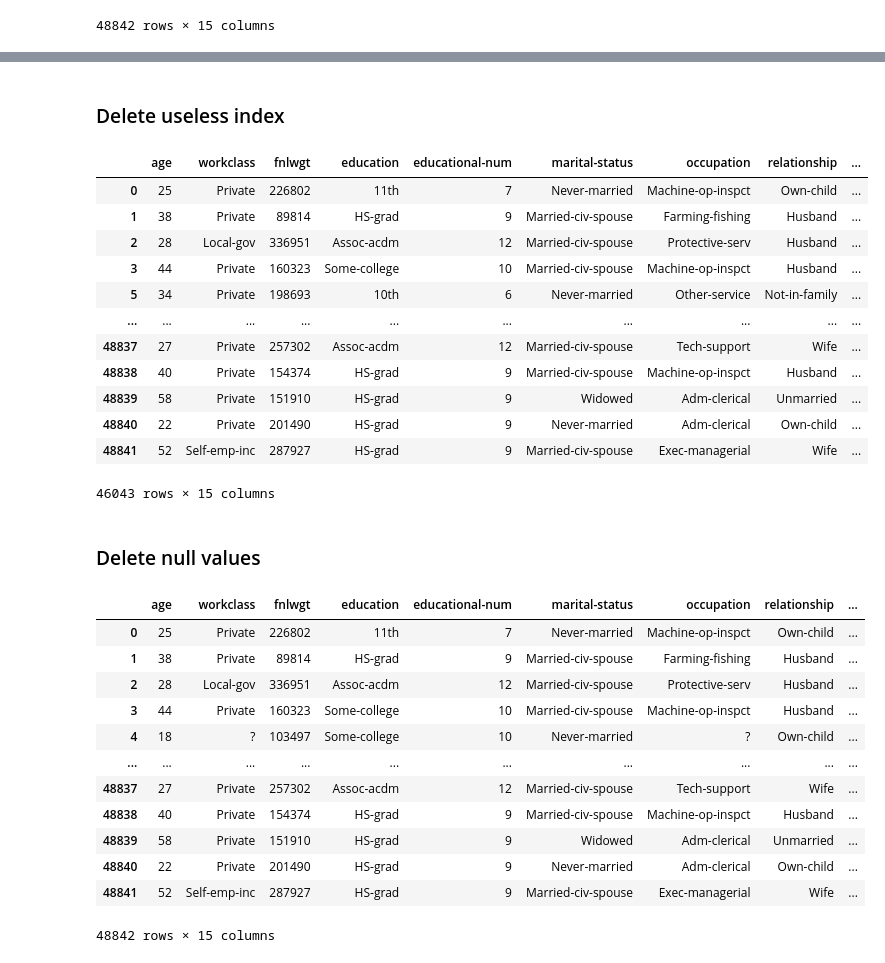
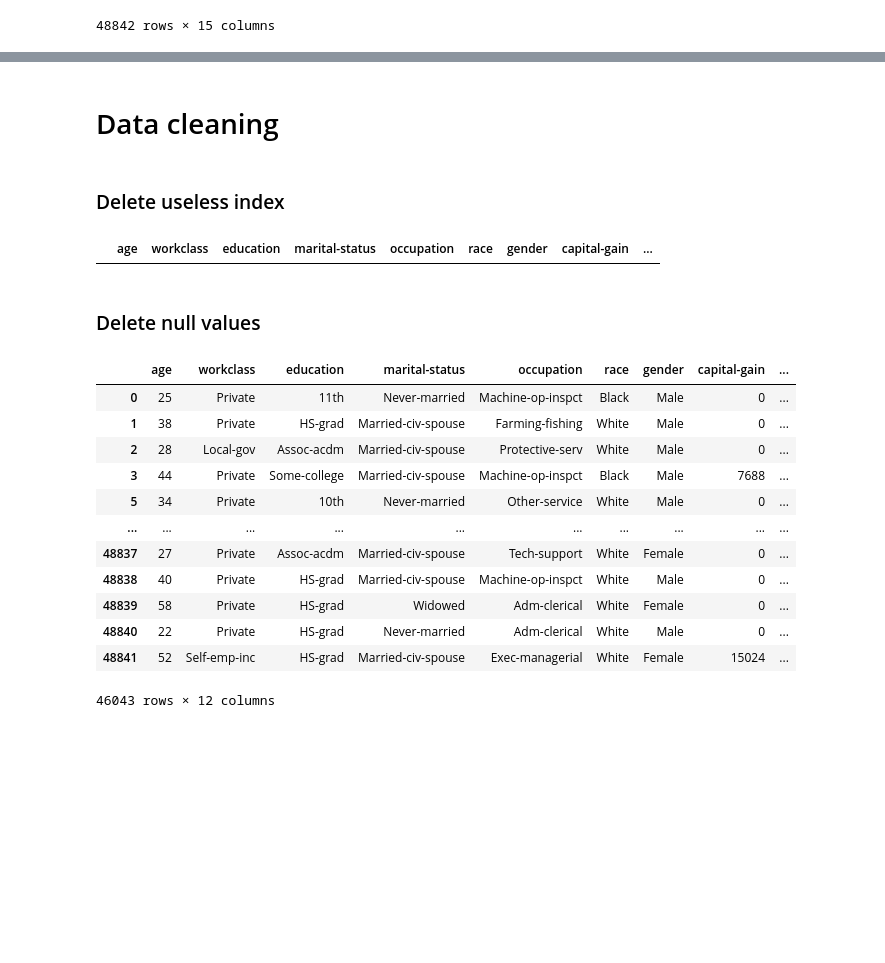
Before and after one commit to paez49/Adult-income, a Jupyter notebook: main.ipynb, the cells around one changed output, grey strips where cells are left out. Drawn from its saved outputs; the diff is of its cells as text; code cells hidden in the pictures; blank space fills up the shorter version.

```diff
--- a/main.ipynb
+++ b/main.ipynb
@@ -21,0 +83,4 @@ df
+# %%
+columns_to_remove = ["fnlwgt","educational-num","relationship"]
+df = df.drop(columns=columns_to_remove)
+df
@@ -58,43 +113,32 @@ df_with_nan
+# %% [markdown]
+# Data cleaning
 # %% [markdown]
 ### Delete useless index
 # %%
-df_2_delete = df[df["workclass"] == "?"]
-df_2_delete
-
+df_2_delete = df[(df["workclass"] == "?") & (df["occupation"] == "?")]
 bad_index = df_2_delete.index
 
 df = df.drop(bad_index)
-df
+rows_with_question_mark = df[df.eq("?").all(axis=1)]
+rows_with_question_mark
 # %% [output]
-|  | age | workclass | fnlwgt | education | educational-num | marital-status | occupation | relationship | ... |
-| 0 | 25 | Private | 226802 | 11th | 7 | Never-married | Machine-op-inspct | Own-child | ... |
-| 1 | 38 | Private | 89814 | HS-grad | 9 | Married-civ-spouse | Farming-fishing | Husband | ... |
-| 2 | 28 | Local-gov | 336951 | Assoc-acdm | 12 | Married-civ-spouse | Protective-serv | Husband | ... |
-| 3 | 44 | Private | 160323 | Some-college | 10 | Married-civ-spouse | Machine-op-inspct | Husband | ... |
-| 5 | 34 | Private | 198693 | 10th | 6 | Never-married | Other-service | Not-in-family | ... |
-| ... | ... | ... | ... | ... | ... | ... | ... | ... | ... |
-| 48837 | 27 | Private | 257302 | Assoc-acdm | 12 | Married-civ-spouse | Tech-support | Wife | ... |
-| 48838 | 40 | Private | 154374 | HS-grad | 9 | Married-civ-spouse | Machine-op-inspct | Husband | ... |
-| 48839 | 58 | Private | 151910 | HS-grad | 9 | Widowed | Adm-clerical | Unmarried | ... |
-| 48840 | 22 | Private | 201490 | HS-grad | 9 | Never-married | Adm-clerical | Own-child | ... |
-| 48841 | 52 | Self-emp-inc | 287927 | HS-grad | 9 | Married-civ-spouse | Exec-managerial | Wife | ... |
+|  | age | workclass | education | marital-status | occupation | race | gender | capital-gain | ... |
-46043 rows × 15 columns
 # %% [markdown]
 ### Delete null values
 # %%
 df = df.dropna()
 df
 # %% [output]
-|  | age | workclass | fnlwgt | education | educational-num | marital-status | occupation | relationship | ... |
-| 0 | 25 | Private | 226802 | 11th | 7 | Never-married | Machine-op-inspct | Own-child | ... |
-| 1 | 38 | Private | 89814 | HS-grad | 9 | Married-civ-spouse | Farming-fishing | Husband | ... |
-| 2 | 28 | Local-gov | 336951 | Assoc-acdm | 12 | Married-civ-spouse | Protective-serv | Husband | ... |
-| 3 | 44 | Private | 160323 | Some-college | 10 | Married-civ-spouse | Machine-op-inspct | Husband | ... |
-| 4 | 18 | ? | 103497 | Some-college | 10 | Never-married | ? | Own-child | ... |
+|  | age | workclass | education | marital-status | occupation | race | gender | capital-gain | ... |
+| 0 | 25 | Private | 11th | Never-married | Machine-op-inspct | Black | Male | 0 | ... |
+| 1 | 38 | Private | HS-grad | Married-civ-spouse | Farming-fishing | White | Male | 0 | ... |
+| 2 | 28 | Local-gov | Assoc-acdm | Married-civ-spouse | Protective-serv | White | Male | 0 | ... |
+| 3 | 44 | Private | Some-college | Married-civ-spouse | Machine-op-inspct | Black | Male | 7688 | ... |
+| 5 | 34 | Private | 10th | Never-married | Other-service | White | Male | 0 | ... |
 | ... | ... | ... | ... | ... | ... | ... | ... | ... | ... |
-| 48837 | 27 | Private | 257302 | Assoc-acdm | 12 | Married-civ-spouse | Tech-support | Wife | ... |
-| 48838 | 40 | Private | 154374 | HS-grad | 9 | Married-civ-spouse | Machine-op-inspct | Husband | ... |
-| 48839 | 58 | Private | 151910 | HS-grad | 9 | Widowed | Adm-clerical | Unmarried | ... |
-| 48840 | 22 | Private | 201490 | HS-grad | 9 | Never-married | Adm-clerical | Own-child | ... |
-| 48841 | 52 | Self-emp-inc | 287927 | HS-grad | 9 | Married-civ-spouse | Exec-managerial | Wife | ... |
+| 48837 | 27 | Private | Assoc-acdm | Married-civ-spouse | Tech-support | White | Female | 0 | ... |
+| 48838 | 40 | Private | HS-grad | Married-civ-spouse | Machine-op-inspct | White | Male | 0 | ... |
+| 48839 | 58 | Private | HS-grad | Widowed | Adm-clerical | White | Female | 0 | ... |
+| 48840 | 22 | Private | HS-grad | Never-married | Adm-clerical | White | Male | 0 | ... |
+| 48841 | 52 | Self-emp-inc | HS-grad | Married-civ-spouse | Exec-managerial | White | Female | 15024 | ... |
-48842 rows × 15 columns
+46043 rows × 12 columns
```
Also changed, not shown: parts of 12 cells of this notebook.
